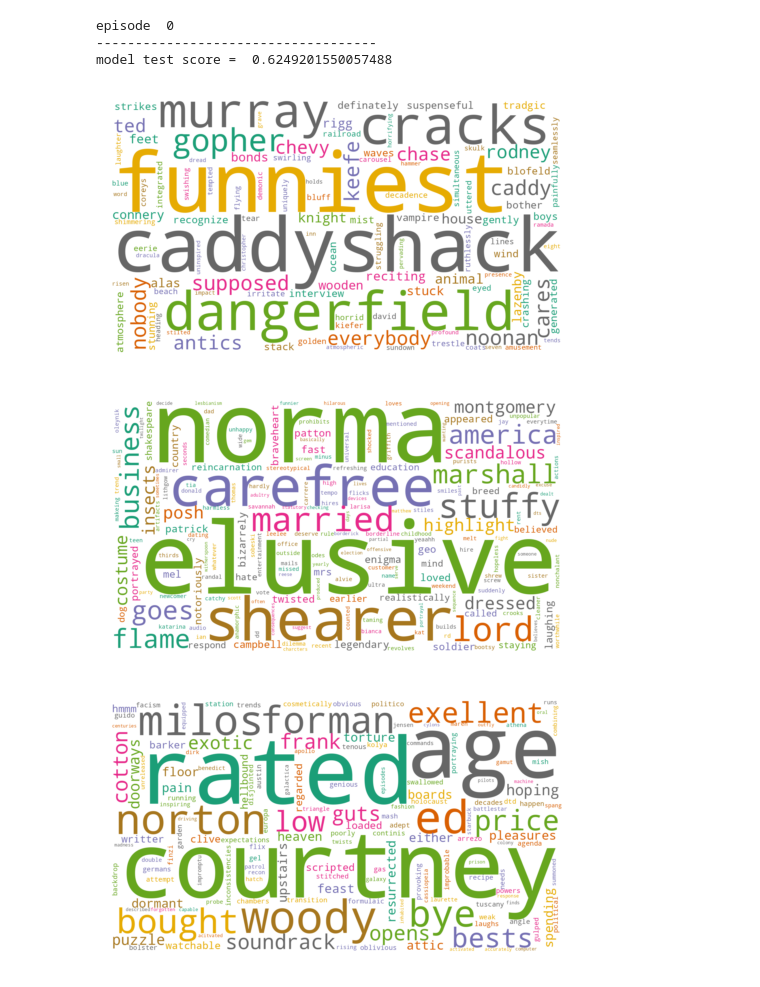
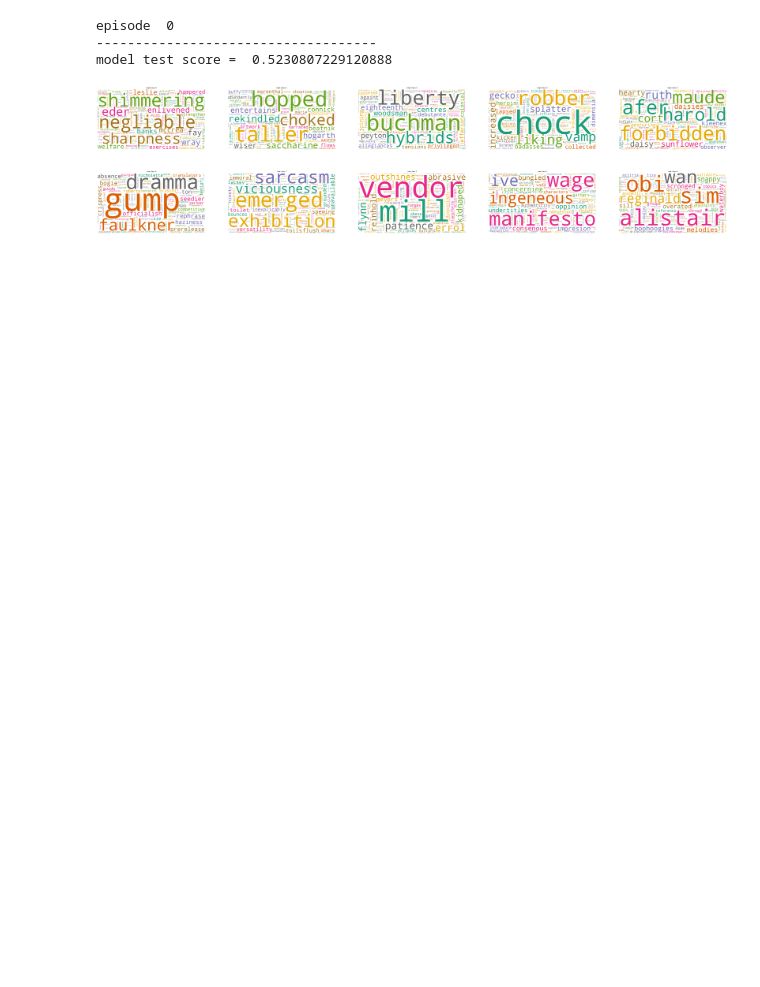
Before and after one commit to mhshaker/ExplainingDrift, a Jupyter notebook: UncExplain.ipynb, the cells around one changed output. Saved outputs shown, nothing was run; the diff lists cells and outputs as text; code cells hidden in the pictures; blank space fills up the shorter version.

Commit message:
All in one plot

```diff
--- a/UncExplain.ipynb
+++ b/UncExplain.ipynb
@@ -10,8 +10,8 @@ import data_provider as dp
 from classes.wordclouds import Wordcloud
 from wordcloud import STOPWORDS
 # %%
-episodes = 100
-unc_embeddings = 10
+episodes = 20
+unc_embeddings = 100
 test_split = 0.3
 log = True
 unc_plot = False
@@ -66,44 +66,54 @@ for episode, (features, targets, texts) in enumerate(zip(features_list, targets_
         unc_sorted_class_text = text_test[index]
 
         wordcloud_text_array = unc_sorted_class_text[:unc_embeddings]
-        tokens_high = wordcloud.get_tokens(list(wordcloud_text_array))
+        tokens_high = wordcloud.get_tokens(list(wordcloud_text_array),stopwords={})
         tokens_high_class_list.append(tokens_high)
 
         wordcloud_text_array = unc_sorted_class_text[-unc_embeddings:]
-        tokens_low = wordcloud.get_tokens(list(wordcloud_text_array))
+        tokens_low = wordcloud.get_tokens(list(wordcloud_text_array),stopwords={})
         tokens_low_class_list.append(tokens_low)
 
         class_tokens = tokens_high + tokens_low
 
         if tokens_all == None:
             tokens_all = class_tokens
         else:
             tokens_all += class_tokens
 
     for i in range(len(u)):
         tokens = tokens_high_class_list[i]
         for item, count in tokens.items():
             tokens[item] /= tokens_all[item]
         tokens_high_class_list[i] = tokens
 
         tokens = tokens_low_class_list[i]
         for item, count in tokens.items():
             tokens[item] /= tokens_all[item]
         tokens_low_class_list[i] = tokens
 
     # Create wordcloud
+    fig, axs = plt.subplots(2,len(u))
+    fig.set_figheight(20)
+    fig.set_figwidth(80)
+
     for i, class_value in enumerate(u):
         cloud = wordcloud.get_wordcloud(tokens_high_class_list[i])
-        wordcloud.plot(cloud, f"High_class_{class_value}_e{episode}")
+        # axs = wordcloud.plot(cloud, f"High_class_{class_value}_e{episode}", axs=axs, axs_index=[0,i])
+        axs[0][i].imshow(cloud, interpolation="bilinear")
+        axs[0][i].axis("off")
+        axs[0][i].set_title(f"High class {class_value}")
 
         cloud = wordcloud.get_wordcloud(tokens_low_class_list[i])
-        wordcloud.plot(cloud, f"Low_class_{class_value}_e{episode}")
+        # axs = wordcloud.plot(cloud, f"Low_class_{class_value}_e{episode}", axs=axs, axs_index=[1,i])
+        axs[1][i].imshow(cloud, interpolation="bilinear")
+        axs[1][i].axis("off")
+        axs[1][i].set_title(f"Low class {class_value}")
+
+    fig.savefig(f"./Results/episode_{episode}.png",bbox_inches='tight') #
 
     break
 # %% [output]
 episode  0
 ------------------------------------
-model test score =  0.6249201550057488
+model test score =  0.5230807229120888
-[figure, old version]
+[figure, new version]
-[figure, removed]
-[figure, removed]
```
Also changed, not shown: parts of 1 cell of this notebook, 14 other files.
